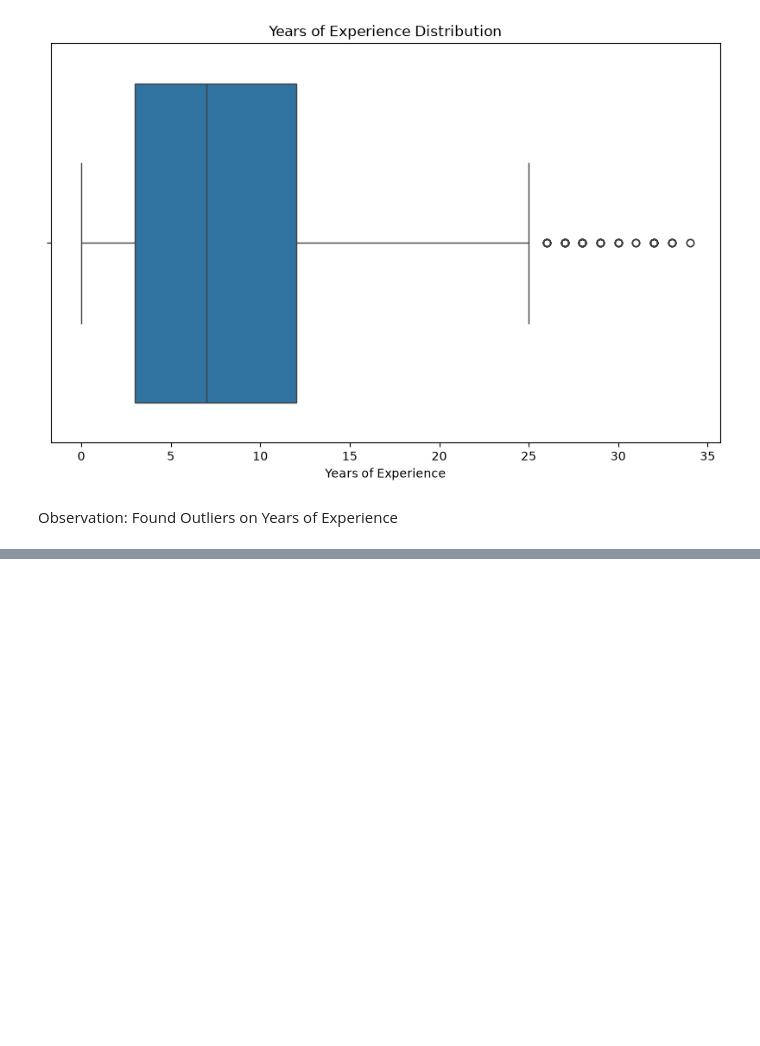
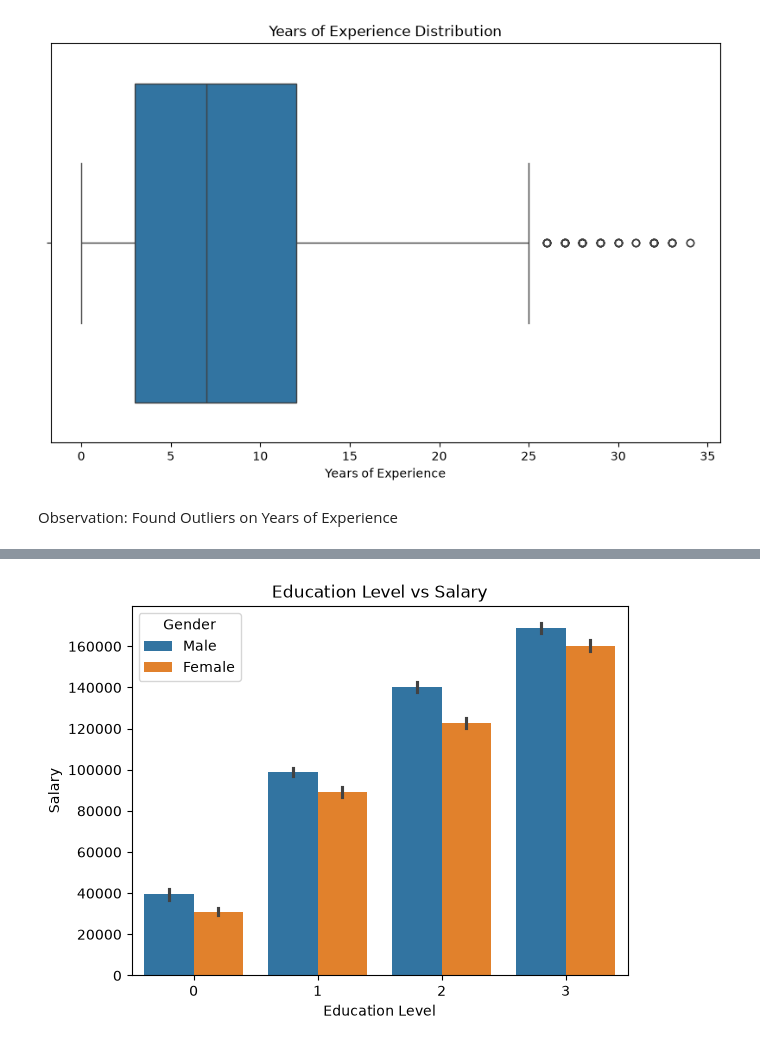
Before and after one commit to Man005-Coder/MLDevelopment, a Jupyter notebook: notebook/1. EDA.ipynb, the cells around one changed output, grey strips where cells are left out. Saved outputs shown, nothing was run; the diff lists cells and outputs as text; code cells hidden in the pictures; blank space fills up the shorter version.

```diff
--- a/notebook/1. EDA.ipynb
+++ b/notebook/1. EDA.ipynb
@@ -126,0 +187,9 @@ Observation: Found Outliers on Years of Experience
+# %%
+plt.Figure(figsize=(10,6))
+plt.title('Education Level vs Salary')
+plt.xlabel('Education Level')
+plt.ylabel('Salary')
+sns.barplot(x='Education Level', y='Salary', hue='Gender', data=df)
+plt.show()
+# %% [output]
+[figure, added]
```
Also changed, not shown: parts of 14 cells of this notebook.
